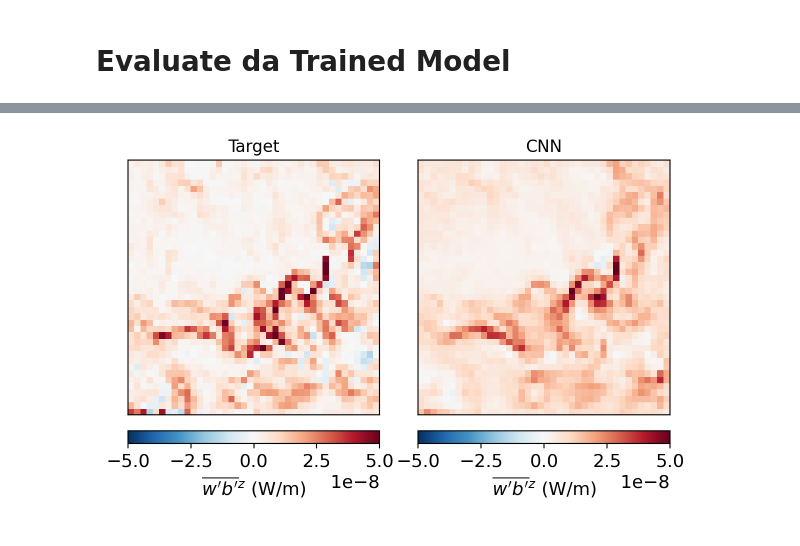
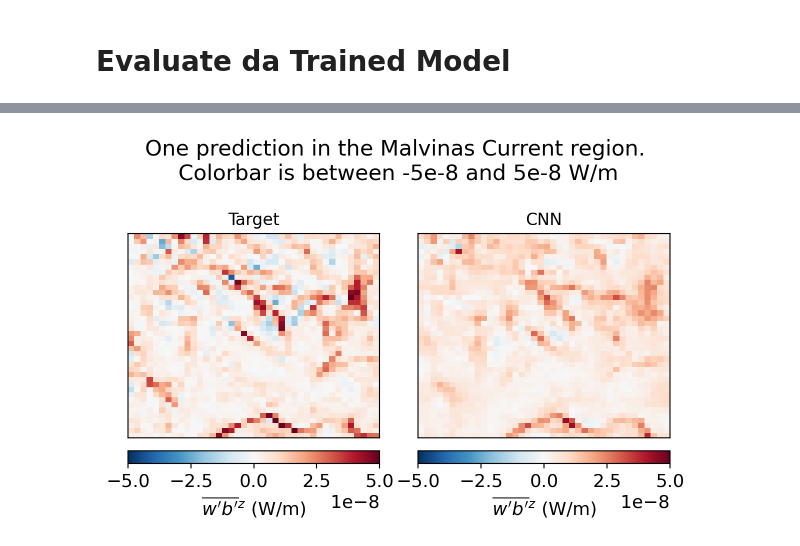
Before and after one commit to andrewfagerheim/ML_project, a Jupyter notebook: submeso_ml_model.ipynb, the cells around one changed output, grey strips where cells are left out. Saved outputs shown, nothing was run; the diff lists cells and outputs as text; code cells hidden in the pictures.

```diff
--- a/submeso_ml_model.ipynb
+++ b/submeso_ml_model.ipynb
@@ -63 +56,10 @@ output_feature = 'WB_sg'
+# %%
+location_index = np.zeros(846*12)
+location_month_index= np.zeros(846*12)
+
+# 846/14 = 60, 846 length of timeseries in each region, 14 months of data
+for i in range(12):
+    for j in range(846):
+        location_index[i*846+j] = i
+        location_month_index[i*846+j] = np.floor(j/60)
 # %% [markdown]
@@ -65,6 +67,4 @@ output_feature = 'WB_sg'
 # %%
-# load input. (We gonna look at all 10152 time indices)
-
 # 1. Create xarray dataset, populate it with the numpy files but turn them into dataarrays.
 X_xr = xr.Dataset()
 X_xr_og = xr.Dataset()
@@ -73,6 +73,7 @@ for input_feature in input_features:
     var_xr = xr.DataArray(var, coords={'time': np.arange(0, len(var)),'lat': np.arange(0, 40),'lon': np.arange(0, 40)}, dims=["time", "lat", "lon"])
     X_xr_og[input_feature] = var_xr #unnormalized
     X_xr[input_feature] = (var_xr - var_xr.mean()) / var_xr.std() #normalized
-
+X_xr = X_xr.assign_coords(location=('time', location_index))
+X_xr_og = X_xr_og.assign_coords(location=('time', location_index))
+# X_xr_og: not normalized.
 # X_xr: normalized.
-# X_xr_og: not normalized.
@@ -117,10 +125,11 @@ X_test_xr = X_xr.isel(time=test_indices)
 # %%
-# 1. load WB_sg numpy file from data.
-# Vertical Buoyancy Flux
+# 1. load WB_sg numpy file from data. WB_sg: Vertical Buoyancy Flux
 WB_sg = np.load('data/WB_sg.npy')
 # 2. turn the data into an xarray dataarray
 WB_sg_xr_og = xr.DataArray(WB_sg, coords={'time': np.arange(0, len(WB_sg)),'lat': np.arange(0, 40),'lon': np.arange(0, 40)}, dims=["time", "lat", "lon"])
 WB_sg_xr = (WB_sg_xr_og - WB_sg_xr_og.mean()) / WB_sg_xr_og.std()
+WB_sg_xr = WB_sg_xr.assign_coords(location=('time', location_index))
+WB_sg_xr_og = WB_sg_xr_og.assign_coords(location=('time', location_index))
 
 # training:
 y_train_xr = WB_sg_xr.isel(time=train_indices)
@@ -129,7 +138,7 @@ y_train_np = y_train_xr.data
 # we will save y_test_xr, and y_test_og_xr as nc files. y_test_xr is normalized, y_test_og_xr is not normalized.
 y_test_xr = WB_sg_xr.isel(time=test_indices)
 y_test_np = y_test_xr.data
-y_test_og_xr = WB_sg_xr_og.isel(time=test_indices)
+y_test_xr_og = WB_sg_xr_og.isel(time=test_indices)
 # %%
 X_train_np = X_train_xr.to_array().transpose('time', 'lat', 'lon', 'variable').data
 X_test_np  = X_test_xr.to_array().transpose('time', 'lat', 'lon', 'variable').data
@@ -342,4 +354,5 @@ y_test_mse_pre = xr.Dataset(coords={'time': X_test_xr.time.values,
                                'lat': X_test_xr.lat.values,
                                'lon': X_test_xr.lon.values},
                        data_vars=dict(WB_sg_normalized=(['time', 'lat', 'lon'], y_test_mse_pre)))
+y_test_mse_pre = y_test_mse_pre.assign_coords(location=('time', y_test_xr.location.values))
 # %% [output]
@@ -381,27 +386,30 @@ Coordinates:
 # %%
-fig, axes = plt.subplots(nrows=1, ncols=2,figsize=(6,4))
-
-ind=0
+ind=83
 clim = 5e-8
 
+fig, axes = plt.subplots(nrows=1, ncols=2,figsize=(6,4))
 target_map = y_test_og_xr[ind]
 predicted_map = y_test_mse_pre.WB_sg_og[ind]
 
 plt.subplot(1, 2, 1)
 plt.pcolor(np.flip(target_map, axis=0),cmap='RdBu_r',vmin=-clim,vmax=clim)
 plt.xticks([])
 plt.yticks([])
 cb = plt.colorbar(location='bottom',pad=0.05)
 cb.set_label(r'$\overline{w^\prime b^\prime}^z$' + ' (W/m)')
 plt.title('Target',fontsize=12)
 
 plt.subplot(1, 2, 2)
 plt.pcolor(np.flip(predicted_map, axis=0),cmap='RdBu_r',vmin=-clim,vmax=clim)
 plt.xticks([])
 plt.yticks([])
 cb = plt.colorbar(location='bottom',pad=0.05)
 cb.set_label(r'$\overline{w^\prime b^\prime}^z$' + ' (W/m)')
 plt.title('CNN',fontsize=12)
+
+
+loc_ind = int(target_map.location)
+plt.suptitle('One prediction in the '+ label_list[loc_ind]+ ' region.\n Colorbar is between -5e-8 and 5e-8 W/m')
 plt.tight_layout()
 # %% [output]
-[figure, old version]
+[figure, new version]
```
Also changed, not shown: parts of 25 cells of this notebook.
